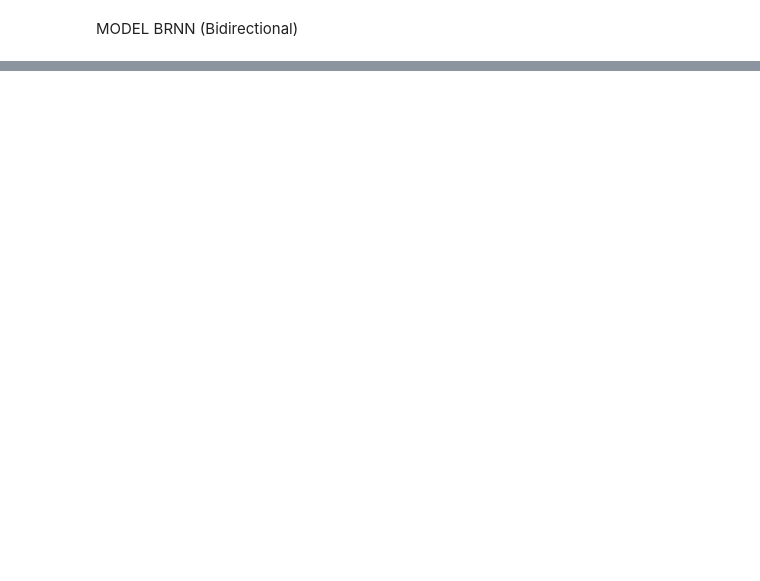
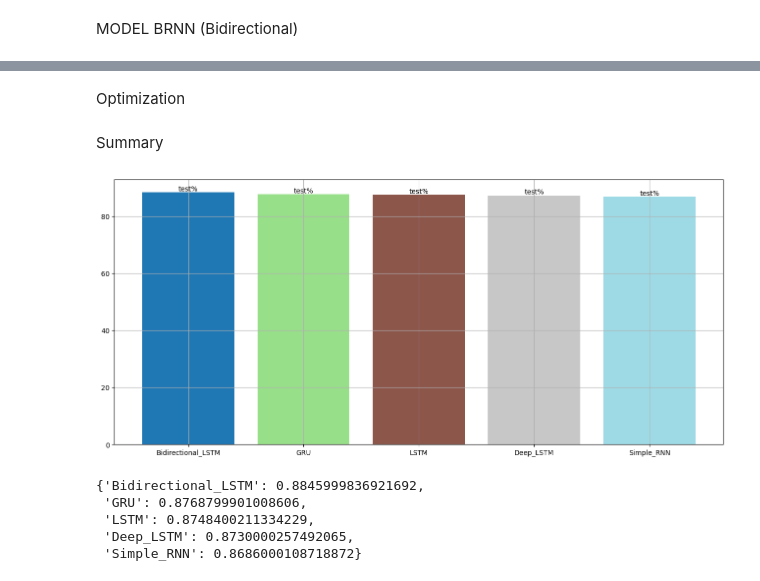
Before and after one commit to tarsweb-Python-GOIT/DS-HW, a Jupyter notebook: HW-11.ipynb, the cells around one changed output, grey strips where cells are left out. Drawn from its saved outputs; the diff is of its cells as text; code cells hidden in the pictures; blank space fills up the shorter version.

Commit message:
add BRNN DeepRNN

```diff
--- a/HW-11.ipynb
+++ b/HW-11.ipynb
@@ -306,7 +306,7 @@ model = k.models.Sequential(
         k.layers.Bidirectional(k.layers.LSTM(32)),
         k.layers.Dense(1, activation="sigmoid"),
     ],
-    name="Bidirectional(LSTM)"
+    name="Bidirectional_LSTM"
 )
 
 model.summary()
@@ -384,0 +427,2 @@ evaluate_model(model)
+# %% [markdown]
+Optimization
@@ -384,0 +431,8 @@ evaluate_model(model)
+# %%
+update_models = {}
+
+optimizers = [Adam]
+
+learning_rates = [0.002]
+
+batch_sizes = [256, 512]
@@ -384,0 +488,33 @@ evaluate_model(model)
+# %% [markdown]
+Summary
+# %%
+sorted_results = dict(sorted(result_models.items(), key=lambda x: x[1], reverse=True))
+
+plt.figure(figsize=(16,7))
+
+# plt.plot(result_models.keys(), [i *100 for i in result_models.values()] , 'bo', label='Точність на валідації')
+colors = plt.cm.tab20(np.linspace(0, 1, len(result_models.keys())))
+
+
+bars = plt.bar(x= sorted_results.keys(), height=[i *100 for i in sorted_results.values()], color = colors, width=.8)
+
+value = "test"
+
+for bar in bars:
+    plt.text(bar.get_x() + bar.get_width() / 2, bar.get_height(), f"{value:.4}%", ha='center', va='bottom', fontsize=10)
+
+
+
+# plt.xticks(rotation=80)
+plt.grid()
+plt.show()
+# %% [output]
+[figure, added]
+# %%
+dict(sorted(result_models.items(), key=lambda x: x[1], reverse=True))
+# %% [output]
+{'Bidirectional_LSTM': 0.8845999836921692,
+ 'GRU': 0.8768799901008606,
+ 'LSTM': 0.8748400211334229,
+ 'Deep_LSTM': 0.8730000257492065,
+ 'Simple_RNN': 0.8686000108718872}
```
Also changed, not shown: parts of 22 cells of this notebook.
